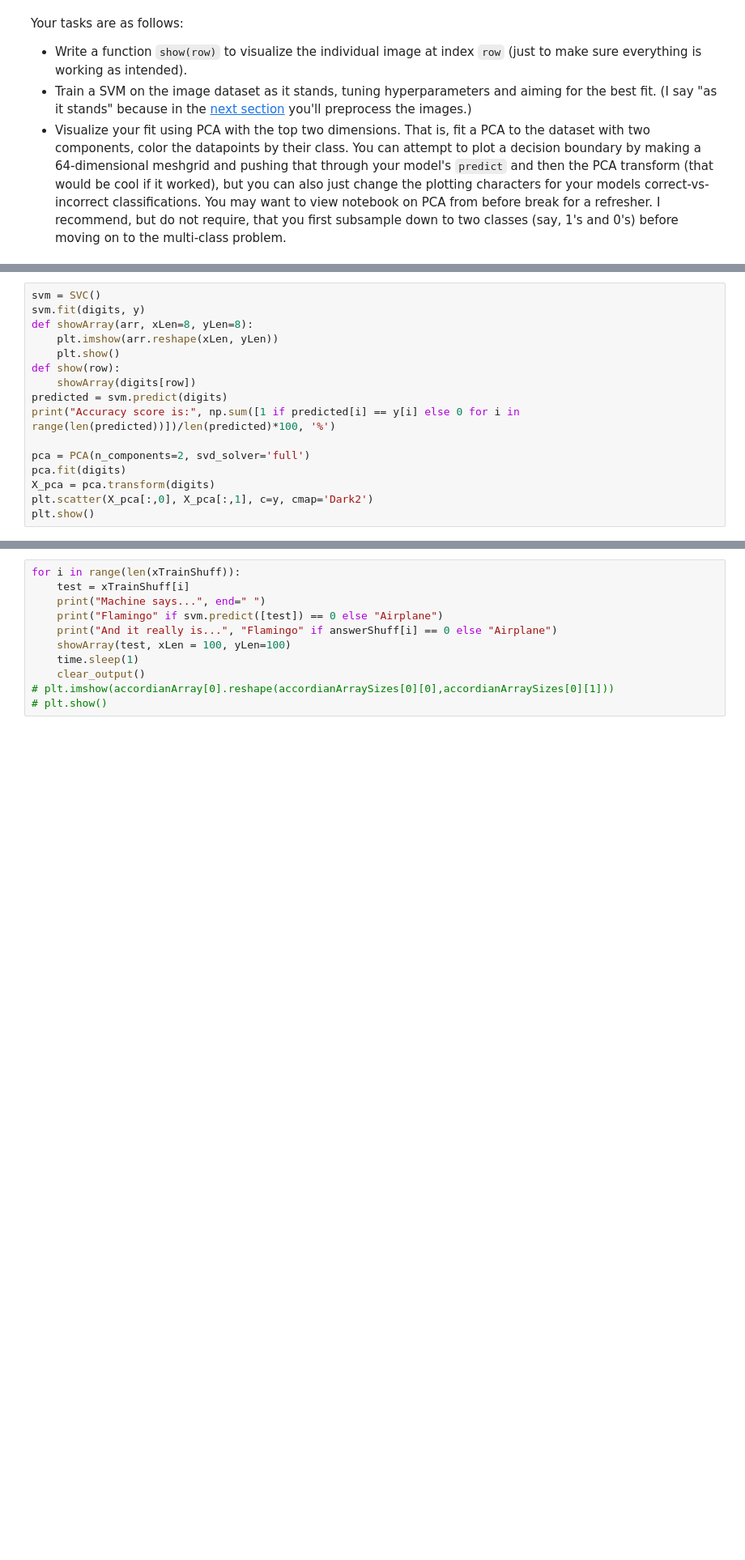
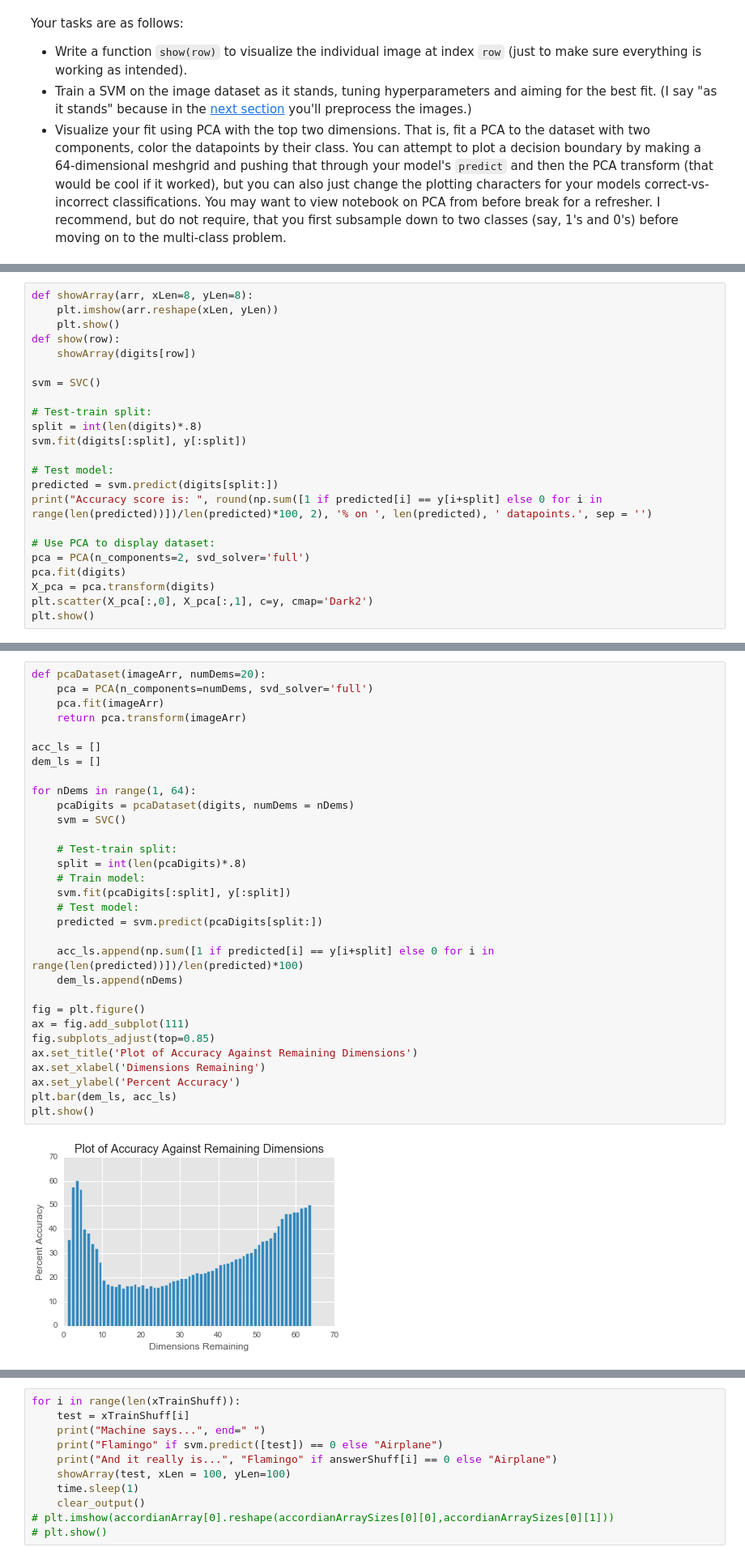
Before and after one commit to Reichenbachian/SVM_Examples, a Jupyter notebook: miniproject_SVMs.ipynb, the cells around one changed output, grey strips where cells are left out. Shown at 81% size. Drawn from its saved outputs; the diff is of its cells as text; blank space fills up the shorter version.

```diff
--- a/miniproject_SVMs.ipynb
+++ b/miniproject_SVMs.ipynb
@@ -124,14 +126,21 @@ I recommend, but do not require, that you first subsample down to two classes (s
 # %%
-svm = SVC()
-svm.fit(digits, y)
 def showArray(arr, xLen=8, yLen=8):
     plt.imshow(arr.reshape(xLen, yLen))
     plt.show()
 def show(row):
     showArray(digits[row])
-predicted = svm.predict(digits)
-print("Accuracy score is:", np.sum([1 if predicted[i] == y[i] else 0 for i in range(len(predicted))])/len(predicted)*100, '%')
 
+svm = SVC()
+
+# Test-train split:
+split = int(len(digits)*.8)
+svm.fit(digits[:split], y[:split])
+
+# Test model:
+predicted = svm.predict(digits[split:])
+print("Accuracy score is: ", round(np.sum([1 if predicted[i] == y[i+split] else 0 for i in range(len(predicted))])/len(predicted)*100, 2), '% on ', len(predicted), ' datapoints.', sep = '')
+
+# Use PCA to display dataset:
 pca = PCA(n_components=2, svd_solver='full')
 pca.fit(digits)
 X_pca = pca.transform(digits)
@@ -168,0 +184,33 @@ This image data is pretty high-dimensional.  There are two preprocessing techniq
+# %%
+def pcaDataset(imageArr, numDems=20):
+    pca = PCA(n_components=numDems, svd_solver='full')
+    pca.fit(imageArr)
+    return pca.transform(imageArr)
+
+acc_ls = []
+dem_ls = []
+
+for nDems in range(1, 64):
+    pcaDigits = pcaDataset(digits, numDems = nDems)
+    svm = SVC()
+
+    # Test-train split:
+    split = int(len(pcaDigits)*.8)
+    # Train model:
+    svm.fit(pcaDigits[:split], y[:split])
+    # Test model:
+    predicted = svm.predict(pcaDigits[split:])
+
+    acc_ls.append(np.sum([1 if predicted[i] == y[i+split] else 0 for i in range(len(predicted))])/len(predicted)*100)
+    dem_ls.append(nDems)
+
+fig = plt.figure()
+ax = fig.add_subplot(111)
+fig.subplots_adjust(top=0.85)
+ax.set_title('Plot of Accuracy Against Remaining Dimensions')
+ax.set_xlabel('Dimensions Remaining')
+ax.set_ylabel('Percent Accuracy')
+plt.bar(dem_ls, acc_ls)
+plt.show()
+# %% [output]
+[figure, added]
```
Also changed, not shown: parts of 18 cells of this notebook.
